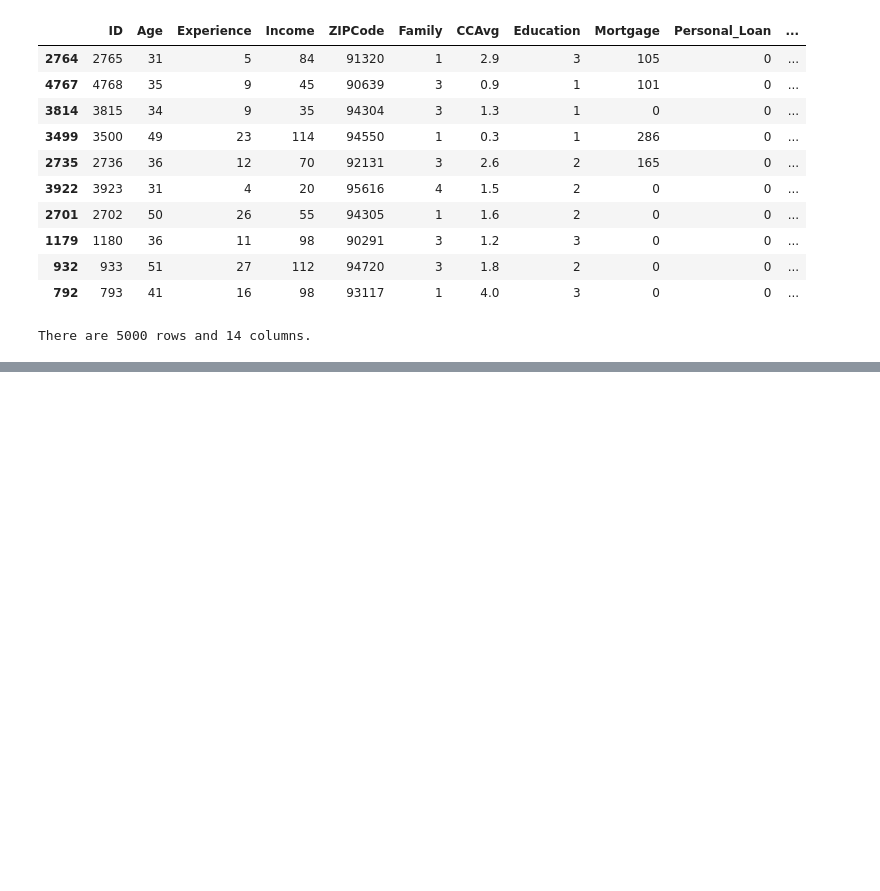
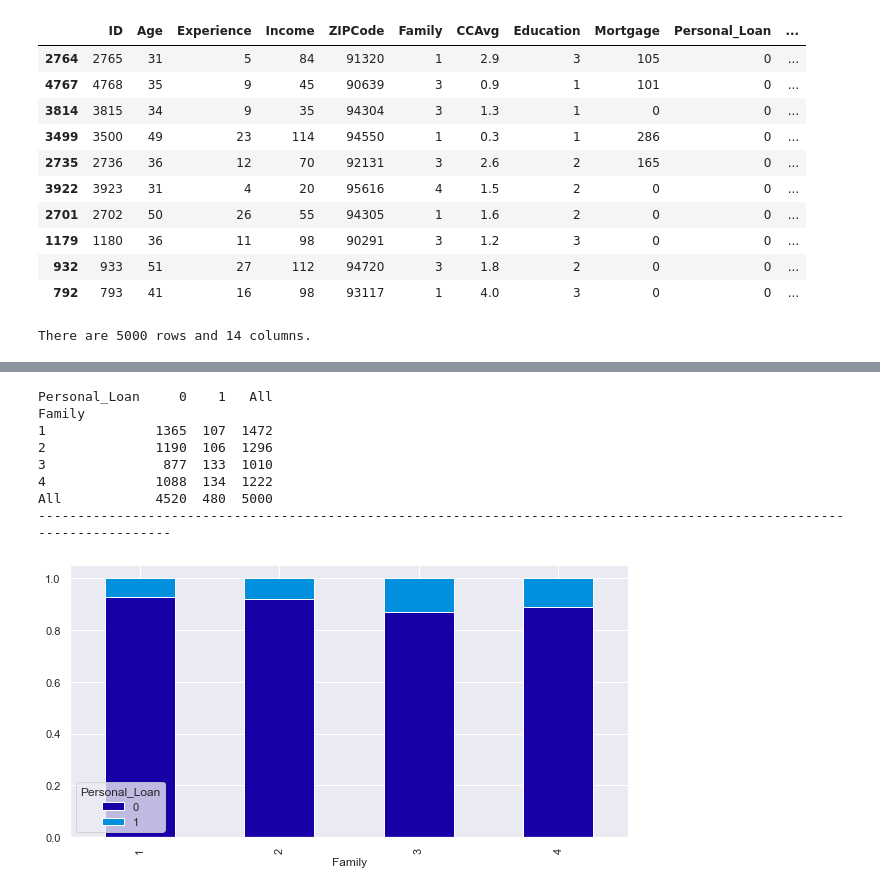
Before and after one commit to zhaolucas/AIMLProjects, a Jupyter notebook: P3_PersonalLoan_Campaign/Project3.ipynb, the cells around one changed output, grey strips where cells are left out. Cells and saved outputs as stored; diff of their text form; code cells hidden in the pictures; blank space fills up the shorter version.

```diff
--- a/P3_PersonalLoan_Campaign/Project3.ipynb
+++ b/P3_PersonalLoan_Campaign/Project3.ipynb
@@ -266,0 +429,25 @@ perc_on_bar(ax,loan["Personal_Loan"])
+# %%
+# Function to plot stacked bar chart
+
+def stacked_plot(x):
+    sns.set(palette='nipy_spectral')
+    tab1 = pd.crosstab(x,loan['Personal_Loan'],margins=True)
+    print(tab1)
+    print('-'*120)
+    tab = pd.crosstab(x,loan['Personal_Loan'],normalize='index')
+    tab.plot(kind='bar',stacked=True,figsize=(10,5))
+    #plt.legend(loc='lower left', frameon=False)
+    #plt.legend(loc="upper left", bbox_to_anchor=(0,1))
+    plt.show()
+# %%
+stacked_plot(loan['Family'])
+# %% [output]
+Personal_Loan     0    1   All
+Family
+1              1365  107  1472
+2              1190  106  1296
+3               877  133  1010
+4              1088  134  1222
+All            4520  480  5000
+------------------------------------------------------------------------------------------------------------------------
+[figure, added]
```
Also changed, not shown: parts of 142 cells of this notebook, 7 other files.
